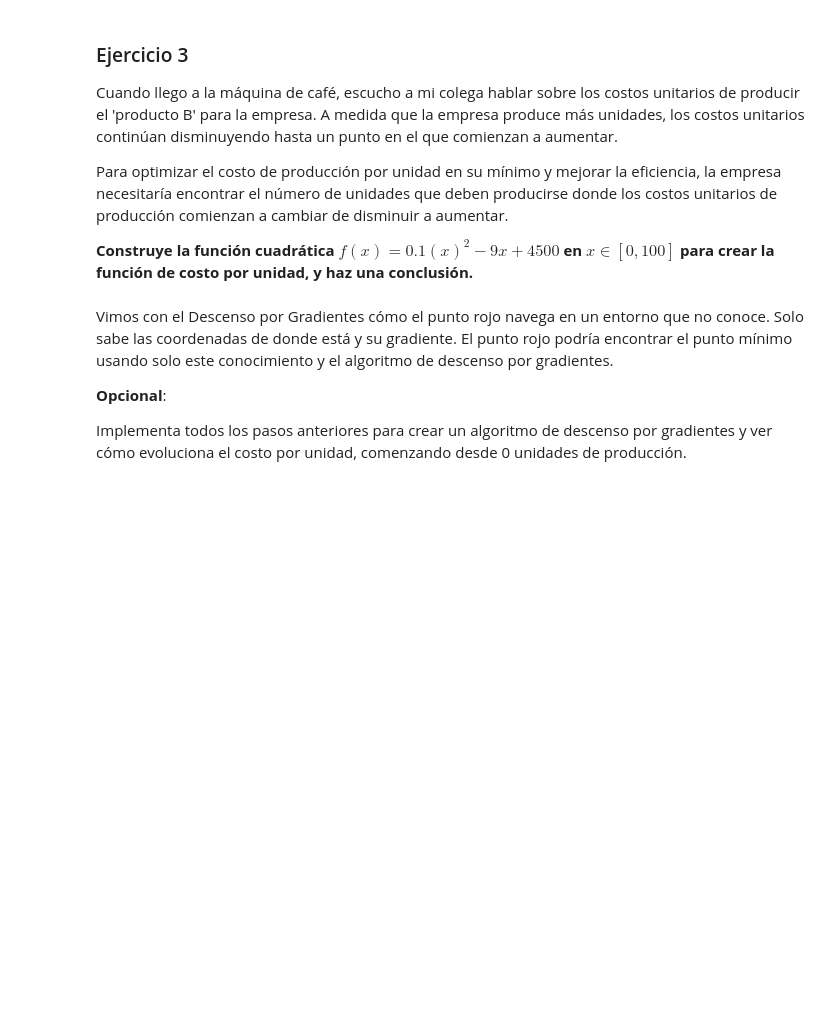
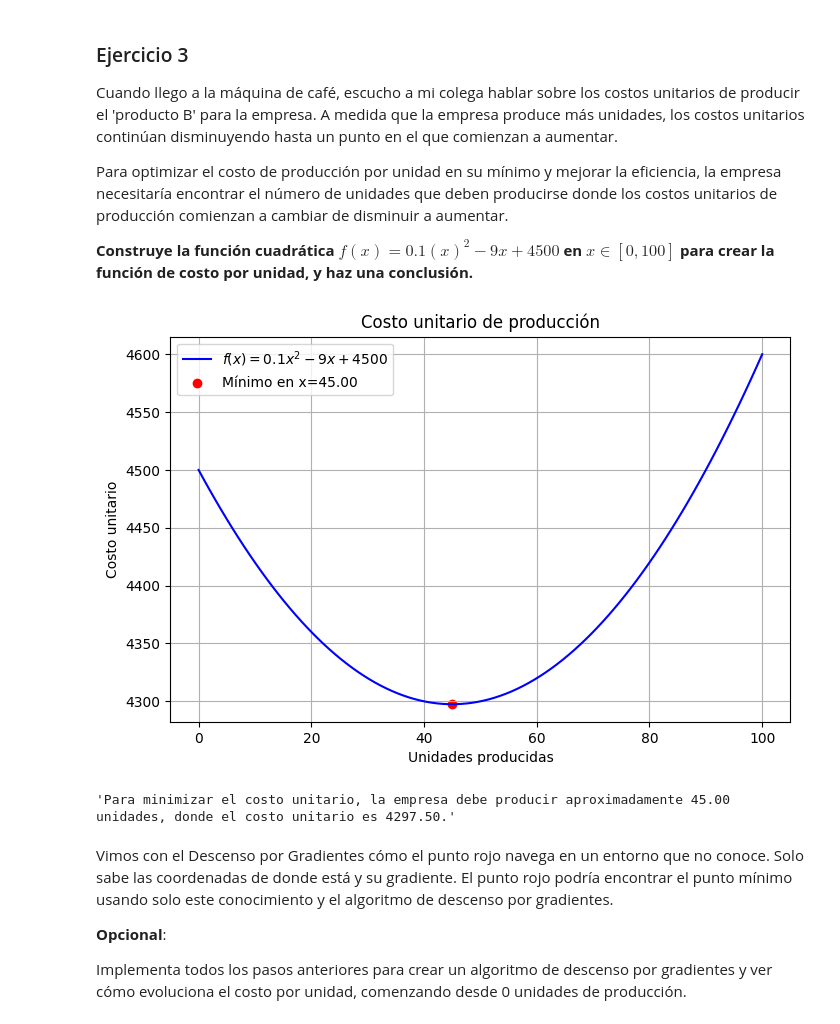
Before and after one commit to 4GeeksAcademy/efrainnalmeida-calculus-and-algebra-problems-with-python, a Jupyter notebook: notebook/problems.es.ipynb, the cells around one changed output. Saved outputs shown, nothing was run; the diff lists cells and outputs as text; code cells hidden in the pictures; blank space fills up the shorter version.

```diff
--- a/notebook/problems.es.ipynb
+++ b/notebook/problems.es.ipynb
@@ -222,7 +304,41 @@ Para optimizar el costo de producción por unidad en su mínimo y mejorar la efi
 
 **Construye la función cuadrática $f(x)=0.1(x)^2−9x +4500$ en $x∈[0,100]$ para crear la función de costo por unidad, y haz una conclusión.**
 # %%
-# Definir y graficar la función
+# Definir la función de costo por unidad
+def costo_unitario(x):
+    """Función de costo por unidad."""
+    return 0.1 * x**2 - 9 * x + 4500
+
+# Definir el rango de producción [0,100]
+x_points = np.linspace(0, 100, 100)
+cost_points = costo_unitario(x_points)
+
+# Encontrar el mínimo de la función (vértice de la parábola)
+# La fórmula para el vértice de una parábola ax^2 + bx + c es x = -b / (2a)
+a, b = 0.1, -9
+x_min = -b / (2 * a)
+cost_min = costo_unitario(x_min)
+
+# Crear gráfica
+plt.figure(figsize=(8, 5))
+plt.plot(x_points, cost_points, label=r'$f(x) = 0.1x^2 - 9x + 4500$', color='blue')
+plt.scatter(x_min, cost_min, color='red', label=f'Mínimo en x={x_min:.2f}')
+
+plt.xlabel('Unidades producidas')
+plt.ylabel('Costo unitario')
+plt.title('Costo unitario de producción')
+plt.legend()
+plt.grid()
+
+# Mostrar gráfica
+plt.show()
+
+# Conclusión
+conclusion = f"Para minimizar el costo unitario, la empresa debe producir aproximadamente {x_min:.2f} unidades, donde el costo unitario es {cost_min:.2f}."
+conclusion
+# %% [output]
+[figure, added]
+'Para minimizar el costo unitario, la empresa debe producir aproximadamente 45.00 unidades, donde el costo unitario es 4297.50.'
 # %% [markdown]
 Vimos con el Descenso por Gradientes cómo el punto rojo navega en un entorno que no conoce. Solo sabe las coordenadas de donde está y su gradiente. El punto rojo podría encontrar el punto mínimo usando solo este conocimiento y el algoritmo de descenso por gradientes.
 
```
Also changed, not shown: parts of 15 cells of this notebook, 17 other files.
